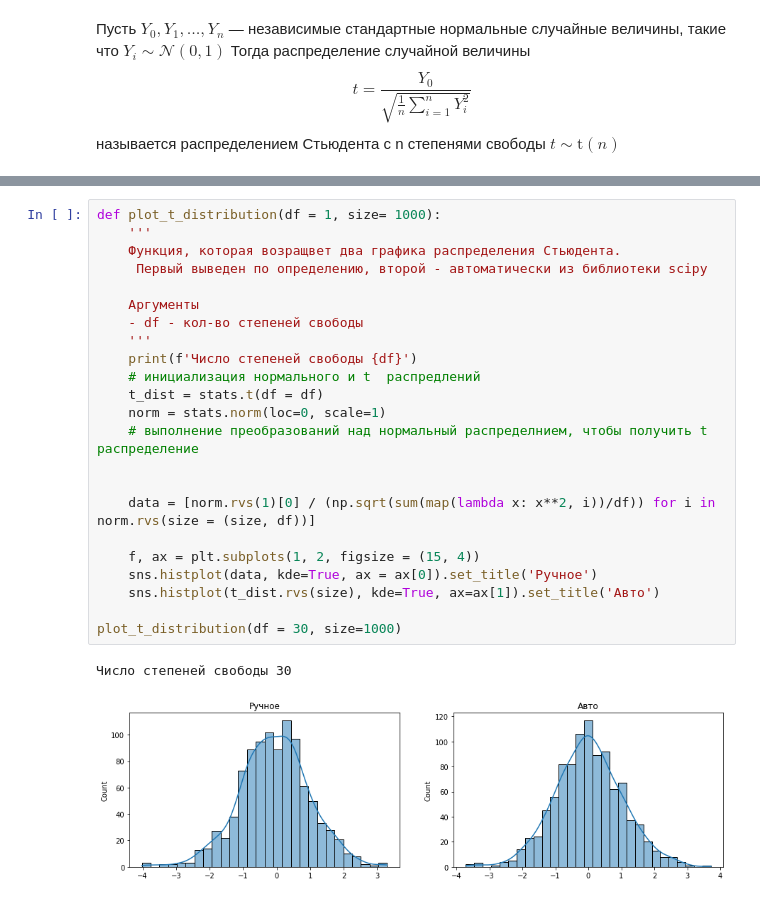
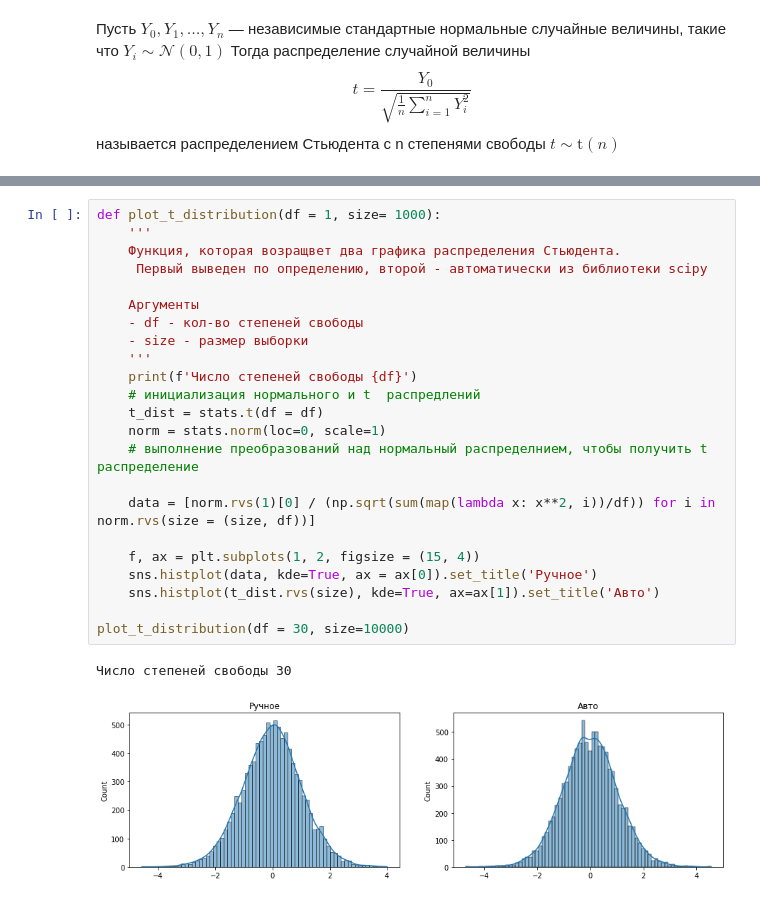
Before and after one commit to iboiarkin96/education_courses, a Jupyter notebook: Машинное обучение от статистики до нейросетей[ВШЭ]/Неделя 3/Конспект.ipynb, the cells around one changed output, grey strips where cells are left out. Drawn from its saved outputs; the diff is of its cells as text.

```diff
--- a/Машинное обучение от статистики до нейросетей[ВШЭ]/Неделя 3/Конспект.ipynb
+++ b/Машинное обучение от статистики до нейросетей[ВШЭ]/Неделя 3/Конспект.ipynb
@@ -124,26 +124,26 @@ p-value = 0.05
 # %%
 def plot_t_distribution(df = 1, size= 1000):
     '''
     Функция, которая возращвет два графика распределения Стьюдента.
      Первый выведен по определению, второй - автоматически из библиотеки scipy
 
     Аргументы
     - df - кол-во степеней свободы
+    - size - размер выборки
     '''
     print(f'Число степеней свободы {df}')
     # инициализация нормального и t  распредлений
     t_dist = stats.t(df = df)
     norm = stats.norm(loc=0, scale=1)
     # выполнение преобразований над нормальный распределнием, чтобы получить t распределение
 
-
     data = [norm.rvs(1)[0] / (np.sqrt(sum(map(lambda x: x**2, i))/df)) for i in norm.rvs(size = (size, df))]
 
     f, ax = plt.subplots(1, 2, figsize = (15, 4))
     sns.histplot(data, kde=True, ax = ax[0]).set_title('Ручное')
     sns.histplot(t_dist.rvs(size), kde=True, ax=ax[1]).set_title('Авто')
 
-plot_t_distribution(df = 30, size=1000)
+plot_t_distribution(df = 30, size=10000)
 # %% [output]
 Число степеней свободы 30
-[figure, old version]
+[figure, new version]
```
Also changed, not shown: parts of 48 cells of this notebook, 14 other files.
